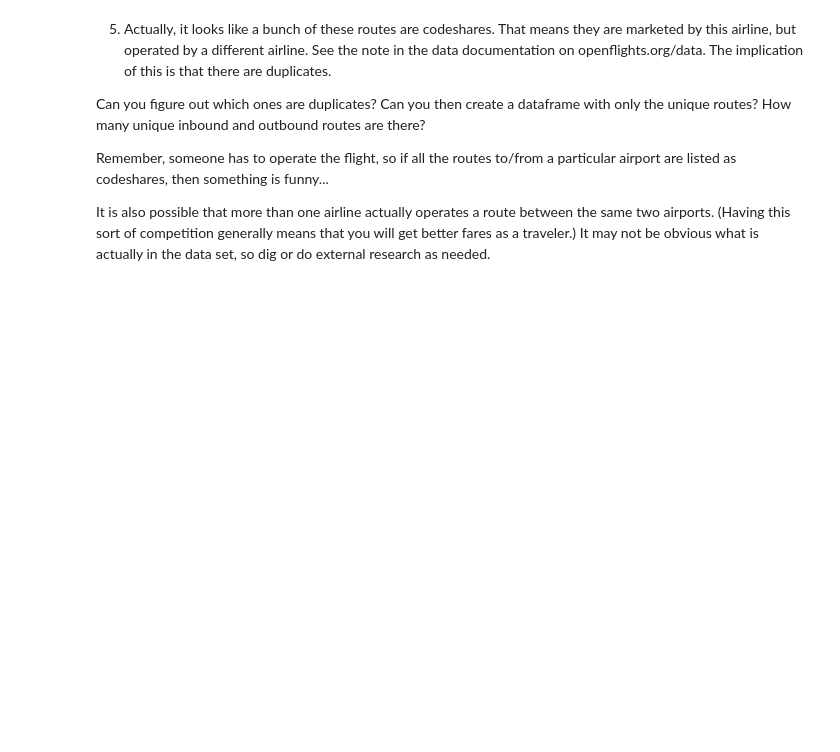
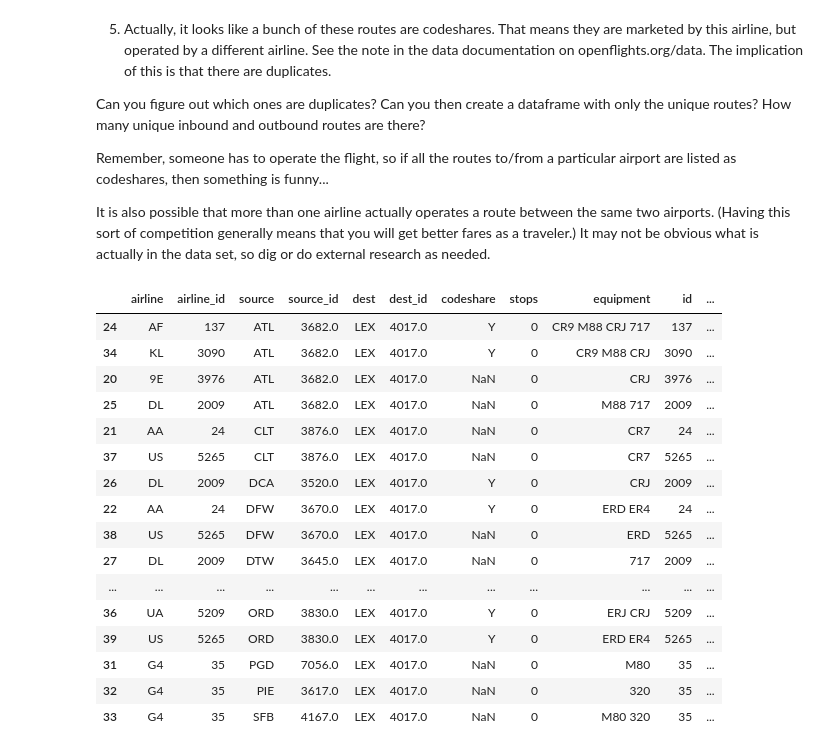
Before and after one commit to alha282/ce599, a Jupyter notebook: 07-Data Wrangling/open-flights.ipynb, the cells around one changed output. Drawn from its saved outputs; the diff is of its cells as text; code cells hidden in the pictures; blank space fills up the shorter version.

```diff
--- a/07-Data Wrangling/open-flights.ipynb
+++ b/07-Data Wrangling/open-flights.ipynb
@@ -149,3 +209,23 @@ Can you figure out which ones are duplicates?  Can you then create a dataframe w
 Remember, someone has to operate the flight, so if all the routes to/from a particular airport are listed as codeshares, then something is funny...
 
 It is also possible that more than one airline actually operates a route between the same two airports. (Having this sort of competition generally means that you will get better fares as a traveler.)  It may not be obvious what is actually in the data set, so dig or do external research as needed.
+# %%
+df_4.sort_values(by =['source', 'dest', 'codeshare'])
+# %% [output]
+|  | airline | airline_id | source | source_id | dest | dest_id | codeshare | stops | equipment | id | ... |
+| 24 | AF | 137 | ATL | 3682.0 | LEX | 4017.0 | Y | 0 | CR9 M88 CRJ 717 | 137 | ... |
+| 34 | KL | 3090 | ATL | 3682.0 | LEX | 4017.0 | Y | 0 | CR9 M88 CRJ | 3090 | ... |
+| 20 | 9E | 3976 | ATL | 3682.0 | LEX | 4017.0 | NaN | 0 | CRJ | 3976 | ... |
+| 25 | DL | 2009 | ATL | 3682.0 | LEX | 4017.0 | NaN | 0 | M88 717 | 2009 | ... |
+| 21 | AA | 24 | CLT | 3876.0 | LEX | 4017.0 | NaN | 0 | CR7 | 24 | ... |
+| 37 | US | 5265 | CLT | 3876.0 | LEX | 4017.0 | NaN | 0 | CR7 | 5265 | ... |
+| 26 | DL | 2009 | DCA | 3520.0 | LEX | 4017.0 | Y | 0 | CRJ | 2009 | ... |
+| 22 | AA | 24 | DFW | 3670.0 | LEX | 4017.0 | Y | 0 | ERD ER4 | 24 | ... |
+| 38 | US | 5265 | DFW | 3670.0 | LEX | 4017.0 | NaN | 0 | ERD | 5265 | ... |
+| 27 | DL | 2009 | DTW | 3645.0 | LEX | 4017.0 | NaN | 0 | 717 | 2009 | ... |
+| ... | ... | ... | ... | ... | ... | ... | ... | ... | ... | ... | ... |
+| 36 | UA | 5209 | ORD | 3830.0 | LEX | 4017.0 | Y | 0 | ERJ CRJ | 5209 | ... |
+| 39 | US | 5265 | ORD | 3830.0 | LEX | 4017.0 | Y | 0 | ERD ER4 | 5265 | ... |
+| 31 | G4 | 35 | PGD | 7056.0 | LEX | 4017.0 | NaN | 0 | M80 | 35 | ... |
+| 32 | G4 | 35 | PIE | 3617.0 | LEX | 4017.0 | NaN | 0 | 320 | 35 | ... |
+| 33 | G4 | 35 | SFB | 4167.0 | LEX | 4017.0 | NaN | 0 | M80 320 | 35 | ... |
```
Also changed, not shown: parts of 11 cells of this notebook.
